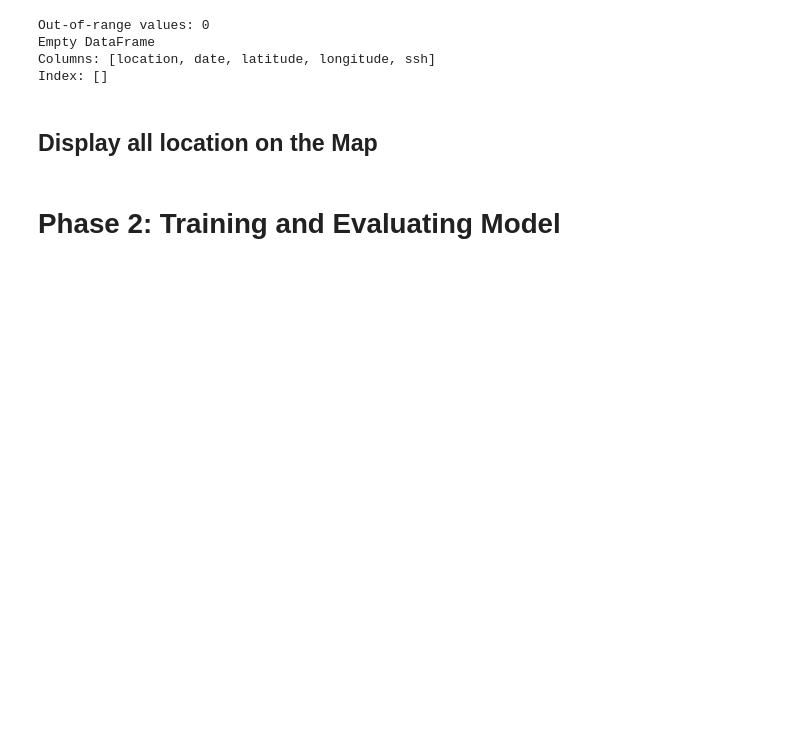
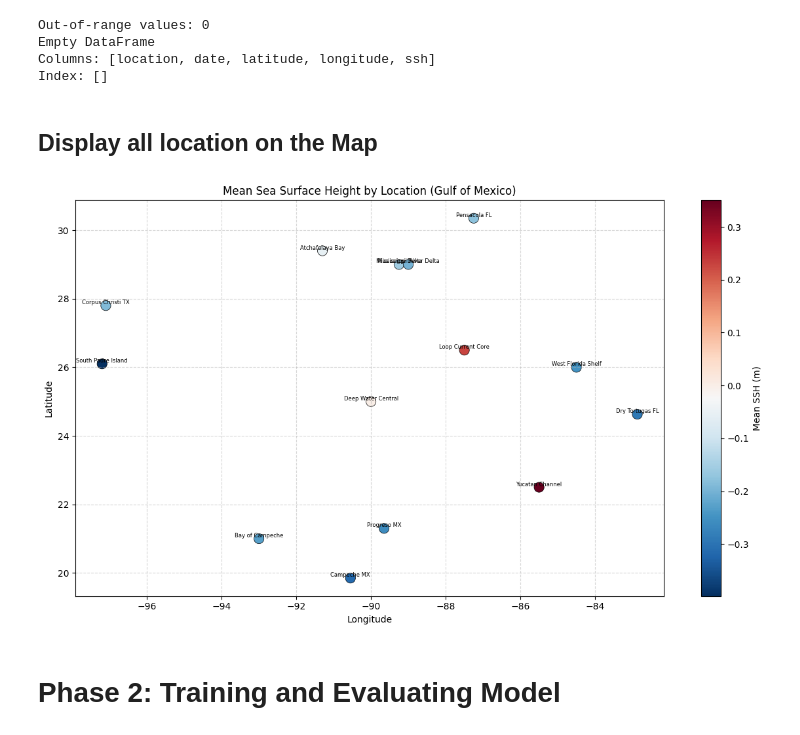
Before and after one commit to apoorvtripathi1999/ssh-pred-model, a Jupyter notebook: main.ipynb, the cells around one changed output. Saved outputs shown, nothing was run; the diff lists cells and outputs as text; code cells hidden in the pictures; blank space fills up the shorter version.

```diff
--- a/main.ipynb
+++ b/main.ipynb
@@ -158,6 +167,38 @@ Columns: [location, date, latitude, longitude, ssh]
 Index: []
 # %% [markdown]
 ## Display all location on the Map
+# %%
+import matplotlib.pyplot as plt
+
+# Get one SSH value per location (mean across time)
+loc_ssh = df.groupby('location')[['latitude', 'longitude', 'ssh']].mean().reset_index()
+
+fig, ax = plt.subplots(figsize=(12, 7))
+
+sc = ax.scatter(
+    loc_ssh['longitude'],
+    loc_ssh['latitude'],
+    c=loc_ssh['ssh'],
+    cmap='RdBu_r',
+    s=120,
+    edgecolors='black',
+    linewidths=0.5
+)
+
+# Label each point
+for _, row in loc_ssh.iterrows():
+    ax.annotate(row['location'], (row['longitude'], row['latitude']),
+                fontsize=6, ha='center', va='bottom')
+
+plt.colorbar(sc, ax=ax, label='Mean SSH (m)')
+ax.set_xlabel('Longitude')
+ax.set_ylabel('Latitude')
+ax.set_title('Mean Sea Surface Height by Location (Gulf of Mexico)')
+ax.grid(True, linestyle='--', alpha=0.5)
+plt.tight_layout()
+plt.show()
+# %% [output]
+[figure, added]
 # %%
 loc_df = pd.DataFrame(LOCATIONS, columns=['name','latitude','longitude'])
 fig = px.scatter_map(loc_df, lat="latitude", lon="longitude", hover_name="name", zoom=3)
```
Also changed, not shown: parts of 2 cells of this notebook.
